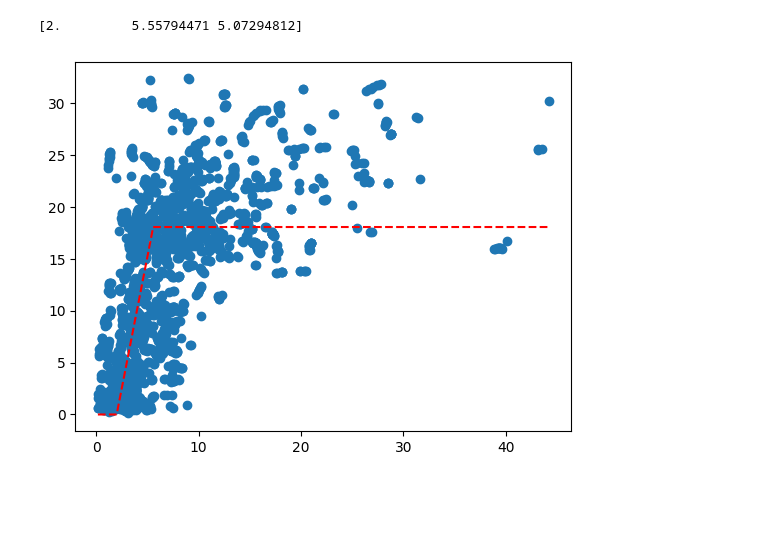
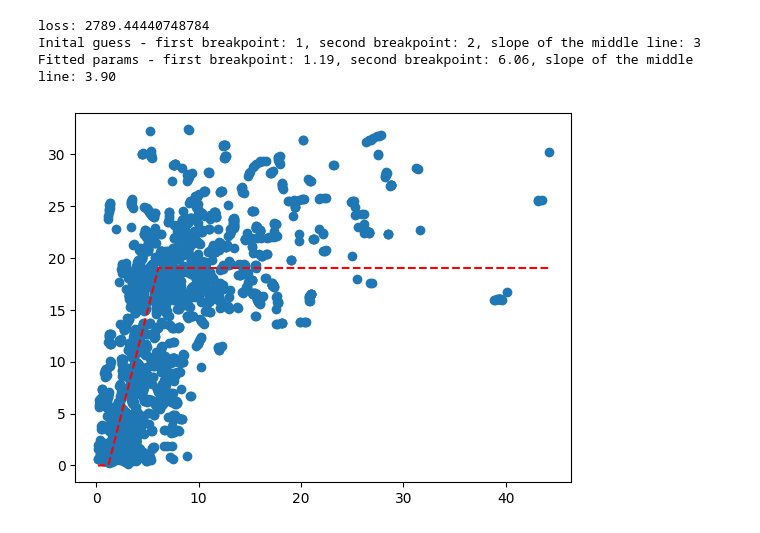
Before and after one commit to semink/fit-piecewise-linear-python, a Jupyter notebook: notebook.ipynb, the cells around one changed output. Drawn from its saved outputs; the diff is of its cells as text; code cells hidden in the pictures; blank space fills up the shorter version.

```diff
--- a/notebook.ipynb
+++ b/notebook.ipynb
@@ -14,24 +14,36 @@ def f(x, a, b, c):
     y[np.logical_and(x >= a, x < b)] = c * (x[np.logical_and(x >= a, x < b)] - a)
     y[x >= b] = c * (b - a)
     return y
+
+def loss(x, y, a, b, c, power=2):
+    return np.sum(np.abs((y - f(x, a, b, c)))**power)
 # %%
 # import csv data
 df = pd.read_csv('data.csv').sort_values(by=['gap'])
-x = df['gap'].values
+df = df.set_index('gap')
+
+x = df.index.values
 y = df['speed'].values
 
 # set the bounds
-bounds = [[2, 0, 0], [np.inf, np.inf, np.inf]]
+bounds = [[0, np.inf], [0, np.inf], [0, np.inf]]
 
 # fit the data
-popt, pcov = scipy.optimize.curve_fit(f, x, y, p0=[5, 15, 1.5], bounds=bounds)
-print(popt)
+initial_guess = [1,2,3]
+res = scipy.optimize.minimize(lambda params: loss(x,y, *params, power=0.1), x0=initial_guess, bounds=bounds)
 
-# plot the data
-plt.figure()
-plt.plot(x, y, 'o')
-plt.plot(x, f(x, *popt), 'r--')
+# print the result
+params_descriptions = ['first breakpoint', 'second breakpoint', 'slope of the middle line']
+print(f'loss: {res.fun}')
+print('Inital guess - ' + ', '.join([f'{param}: {value}' for param, value in zip(params_descriptions, initial_guess)]))
+print('Fitted params - ' + ', '.join([f'{param}: {value:.2f}' for param, value in zip(params_descriptions, res.x)]))
+
+# draw the plot
+plt.plot(x, y, 'o', label='data')
+plt.plot(x, f(x, *res.x), 'r--', label='fit')
 plt.show()
 # %% [output]
-[2.         5.55794471 5.07294812]
+loss: 2789.44440748784
+Inital guess - first breakpoint: 1, second breakpoint: 2, slope of the middle line: 3
+Fitted params - first breakpoint: 1.19, second breakpoint: 6.06, slope of the middle line: 3.90
-[figure, old version]
+[figure, new version]
```
